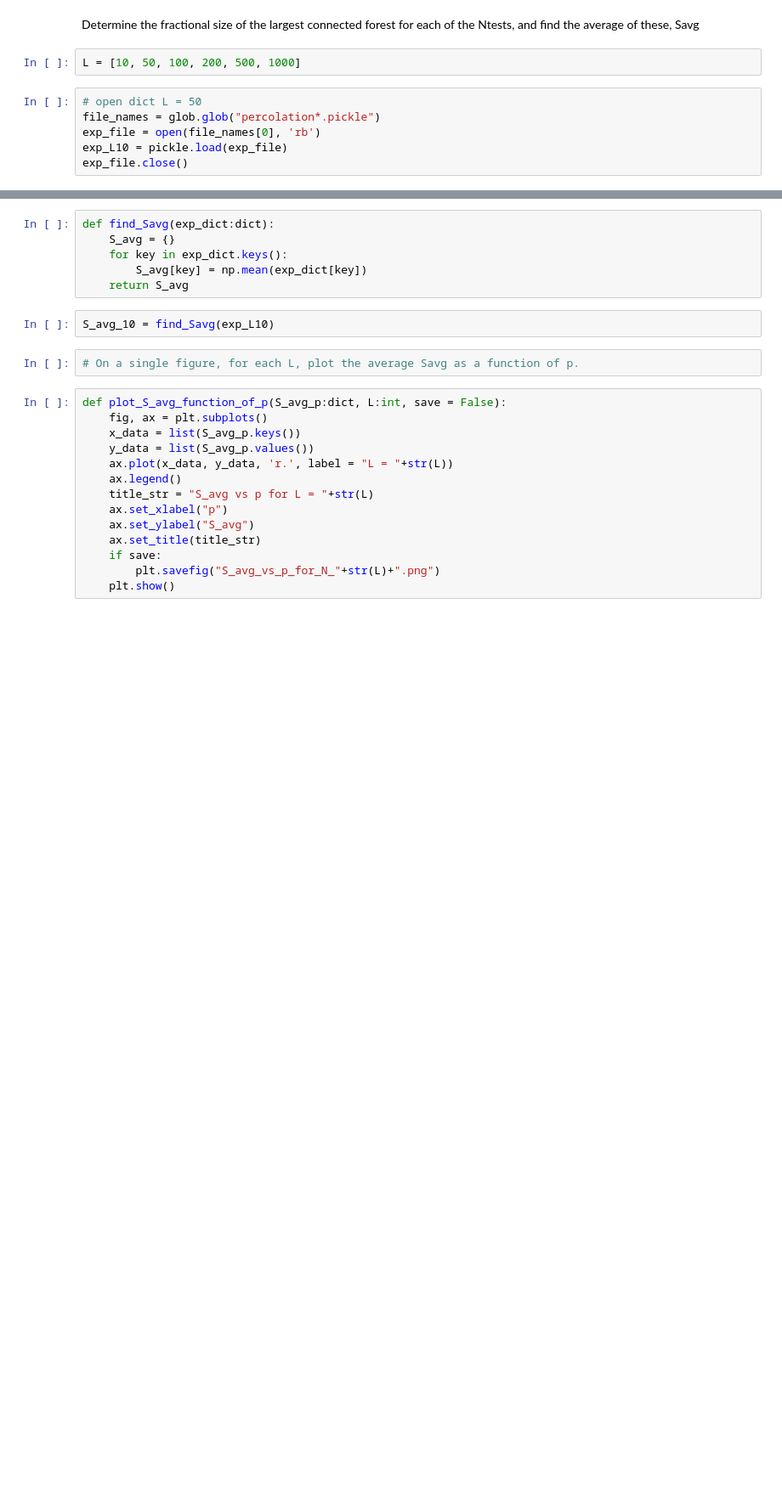
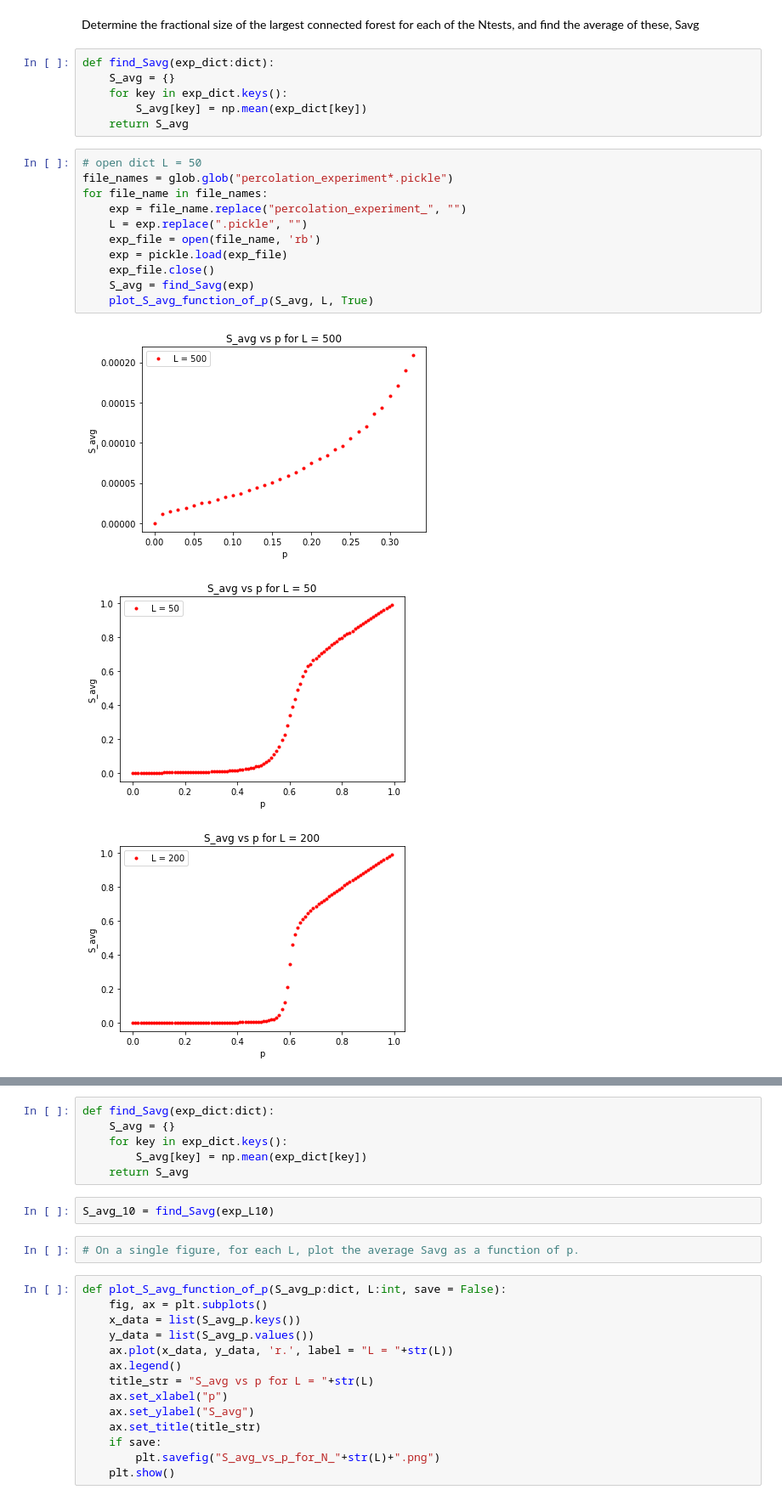
Before and after one commit to kkannans/POCS, a Jupyter notebook: asgn8/Percolation_experiment_analysis.ipynb, the cells around one changed output, grey strips where cells are left out. Shown: that part at 85% size. Saved outputs shown, nothing was run; the diff lists cells and outputs as text; blank space fills up the shorter version.

```diff
--- a/asgn8/Percolation_experiment_analysis.ipynb
+++ b/asgn8/Percolation_experiment_analysis.ipynb
@@ -6,11 +7,24 @@ import glob
 # %% [markdown]
 Determine the fractional size of the largest connected forest for each of
 the Ntests, and find the average of these, Savg
-# %%
-L = [10, 50, 100, 200, 500, 1000]
+# %%
+def find_Savg(exp_dict:dict):
+    S_avg = {}
+    for key in exp_dict.keys():
+        S_avg[key] = np.mean(exp_dict[key])
+    return S_avg
 # %%
 # open dict L = 50
-file_names = glob.glob("percolation*.pickle")
-exp_file = open(file_names[0], 'rb')
-exp_L10 = pickle.load(exp_file)
-exp_file.close()
+file_names = glob.glob("percolation_experiment*.pickle")
+for file_name in file_names:
+    exp = file_name.replace("percolation_experiment_", "")
+    L = exp.replace(".pickle", "")
+    exp_file = open(file_name, 'rb')
+    exp = pickle.load(exp_file)
+    exp_file.close()
+    S_avg = find_Savg(exp)
+    plot_S_avg_function_of_p(S_avg, L, True)
+# %% [output]
+[figure, added]
+[figure, added]
+[figure, added]
```
Also changed, not shown: parts of 7 cells of this notebook, 11 other files.
